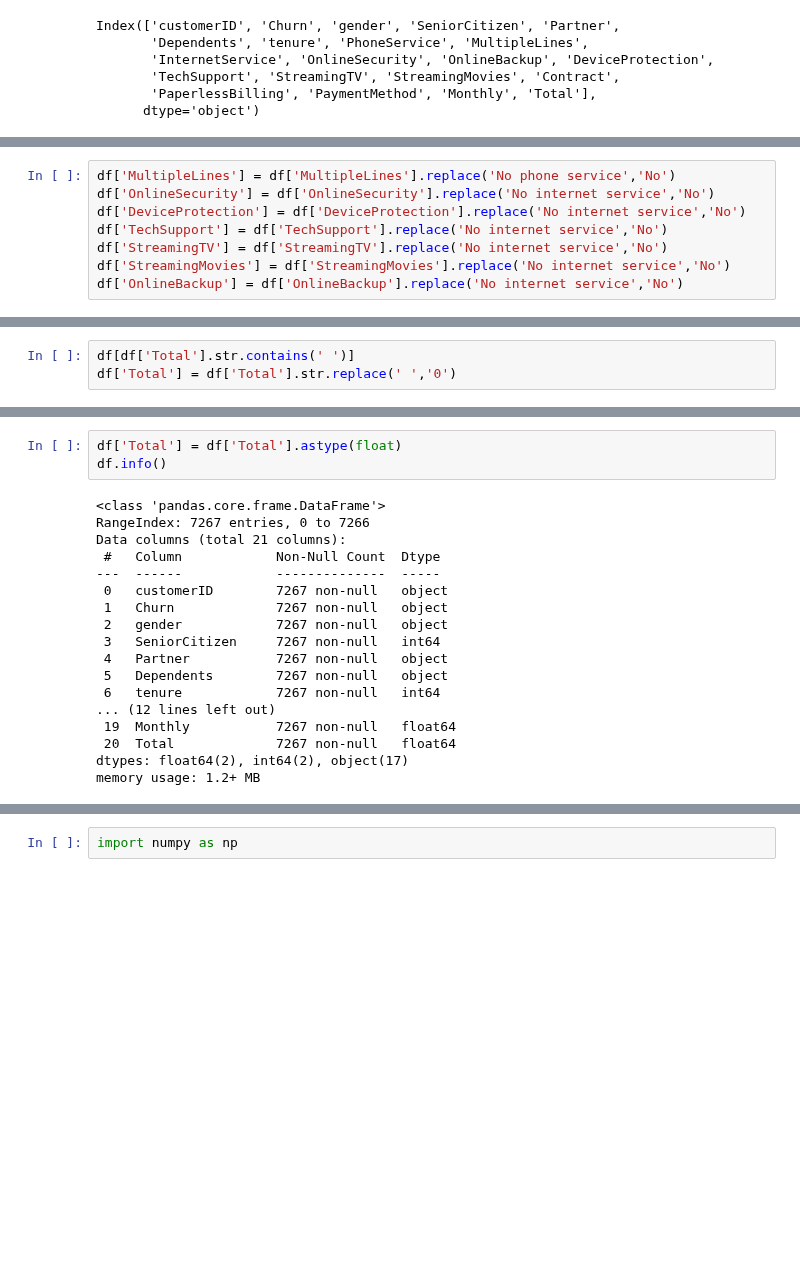
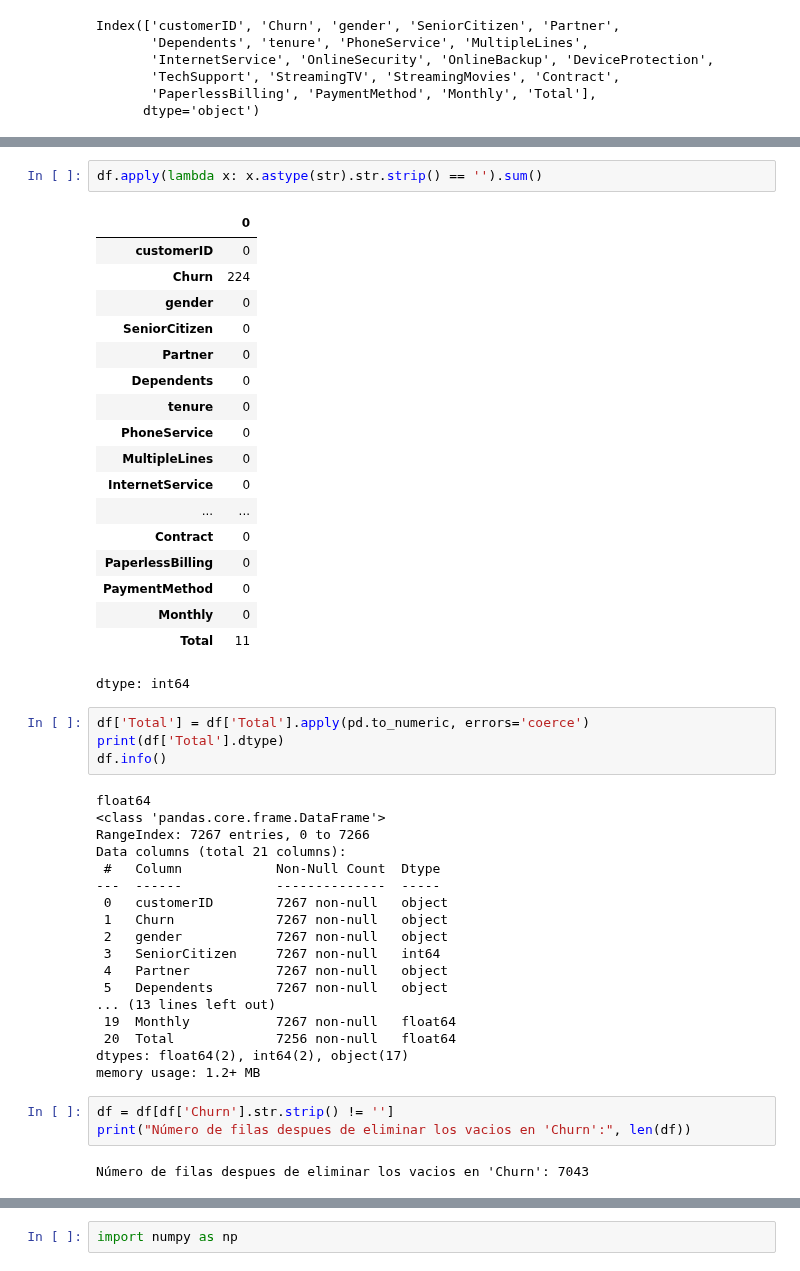
Before and after one commit to SebasOspina-montoya/TelecomX_Latam, a Jupyter notebook: TelecomX_LATAM.ipynb, the cells around one changed output, grey strips where cells are left out. Saved outputs shown, nothing was run; the diff lists cells and outputs as text; blank space fills up the shorter version.

Commit message:
Limpieza eliminando datos de Churn y Total

```diff
--- a/TelecomX_LATAM.ipynb
+++ b/TelecomX_LATAM.ipynb
@@ -128,8 +111,0 @@ df[df['Churn']=='']
-# %%
-df['MultipleLines'] = df['MultipleLines'].replace('No phone service','No')
-df['OnlineSecurity'] = df['OnlineSecurity'].replace('No internet service','No')
-df['DeviceProtection'] = df['DeviceProtection'].replace('No internet service','No')
-df['TechSupport'] = df['TechSupport'].replace('No internet service','No')
-df['StreamingTV'] = df['StreamingTV'].replace('No internet service','No')
-df['StreamingMovies'] = df['StreamingMovies'].replace('No internet service','No')
-df['OnlineBackup'] = df['OnlineBackup'].replace('No internet service','No')
@@ -140,3 +111,0 @@ np.int64(0)
-# %%
-df[df['Total'].str.contains(' ')]
-df['Total'] = df['Total'].str.replace(' ','0')
@@ -143,7 +137,30 @@ df['Total'] = df['Total'].str.replace(' ','0')
+# %%
+df.apply(lambda x: x.astype(str).str.strip() == '').sum()
+# %% [output]
+|  | 0 |
+| customerID | 0 |
+| Churn | 224 |
+| gender | 0 |
+| SeniorCitizen | 0 |
+| Partner | 0 |
+| Dependents | 0 |
+| tenure | 0 |
+| PhoneService | 0 |
+| MultipleLines | 0 |
+| InternetService | 0 |
+| ... | ... |
+| Contract | 0 |
+| PaperlessBilling | 0 |
+| PaymentMethod | 0 |
+| Monthly | 0 |
+| Total | 11 |
+dtype: int64
 # %%
-df['Total'] = df['Total'].astype(float)
+df['Total'] = df['Total'].apply(pd.to_numeric, errors='coerce')
+print(df['Total'].dtype)
 df.info()
 # %% [output]
+float64
 <class 'pandas.core.frame.DataFrame'>
 RangeIndex: 7267 entries, 0 to 7266
 Data columns (total 21 columns):
@@ -155,9 +172,13 @@ Data columns (total 21 columns):
  3   SeniorCitizen     7267 non-null   int64
  4   Partner           7267 non-null   object
  5   Dependents        7267 non-null   object
- 6   tenure            7267 non-null   int64
-... (12 lines left out)
+... (13 lines left out)
  19  Monthly           7267 non-null   float64
- 20  Total             7267 non-null   float64
+ 20  Total             7256 non-null   float64
 dtypes: float64(2), int64(2), object(17)
 memory usage: 1.2+ MB
+# %%
+df = df[df['Churn'].str.strip() != '']
+print("Número de filas despues de eliminar los vacios en 'Churn':", len(df))
+# %% [output]
+Número de filas despues de eliminar los vacios en 'Churn': 7043
```
Also changed, not shown: parts of 6 cells of this notebook.
